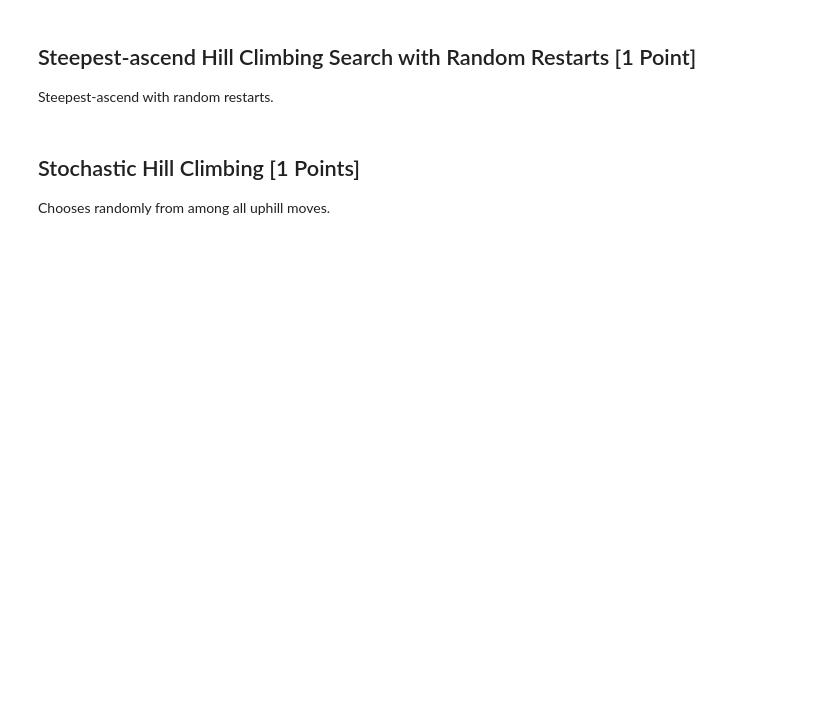
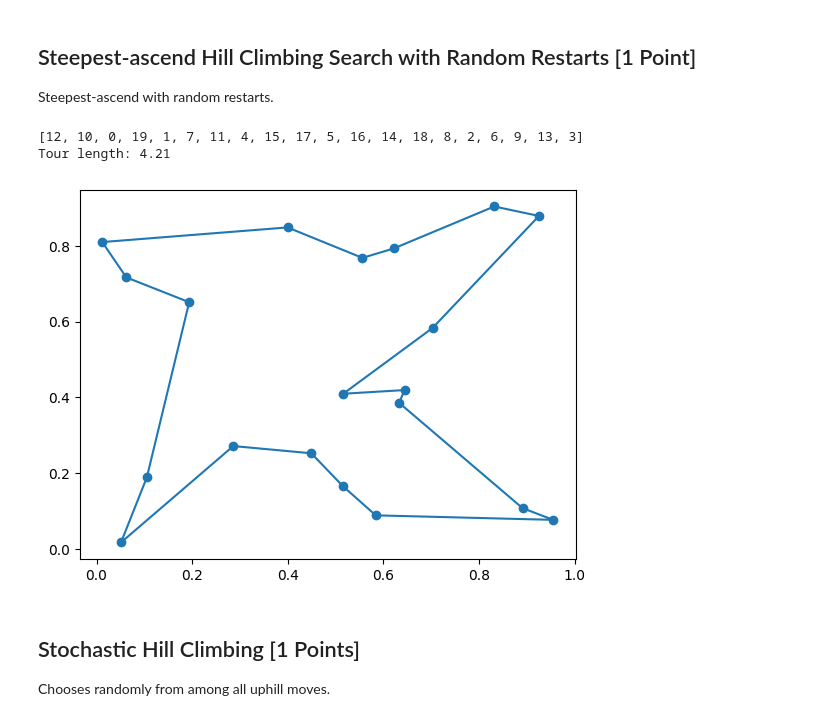
Before and after one commit to LaiTanTai/CSTTNT_NC, a Jupyter notebook: lab03/traveling_salesman_problem.ipynb, the cells around one changed output. Saved outputs shown, nothing was run; the diff lists cells and outputs as text; code cells hidden in the pictures; blank space fills up the shorter version.

```diff
--- a/lab03/traveling_salesman_problem.ipynb
+++ b/lab03/traveling_salesman_problem.ipynb
@@ -257,3 +246,22 @@ Steepest-ascend with random restarts.
+# %%
+# Code goes here
+def steepest_ascent_with_random_restart(tsp, num_restarts=10):
+    best_tour = None
+    best_length = float('inf')
+    for r in range(num_restarts):
+        tour = random_tour(len(tsp['dist']))
+        tour, length = steepest_ascent(tsp, tour, move_reverse, num_neighbors=500)
+        if length < best_length:
+            best_tour, best_length = tour, length
+    return best_tour, best_length
+
+best_tour_2, best_length_2 = steepest_ascent_with_random_restart(tsp, num_restarts=10)
+print(best_tour_2)
+show_tsp(tsp, best_tour_2)
+# %% [output]
+[12, 10, 0, 19, 1, 7, 11, 4, 15, 17, 5, 16, 14, 18, 8, 2, 6, 9, 13, 3]
+Tour length: 4.21
+[figure, added]
 # %% [markdown]
 ## Stochastic Hill Climbing [1 Points]
 
```
Also changed, not shown: parts of 9 cells of this notebook.
